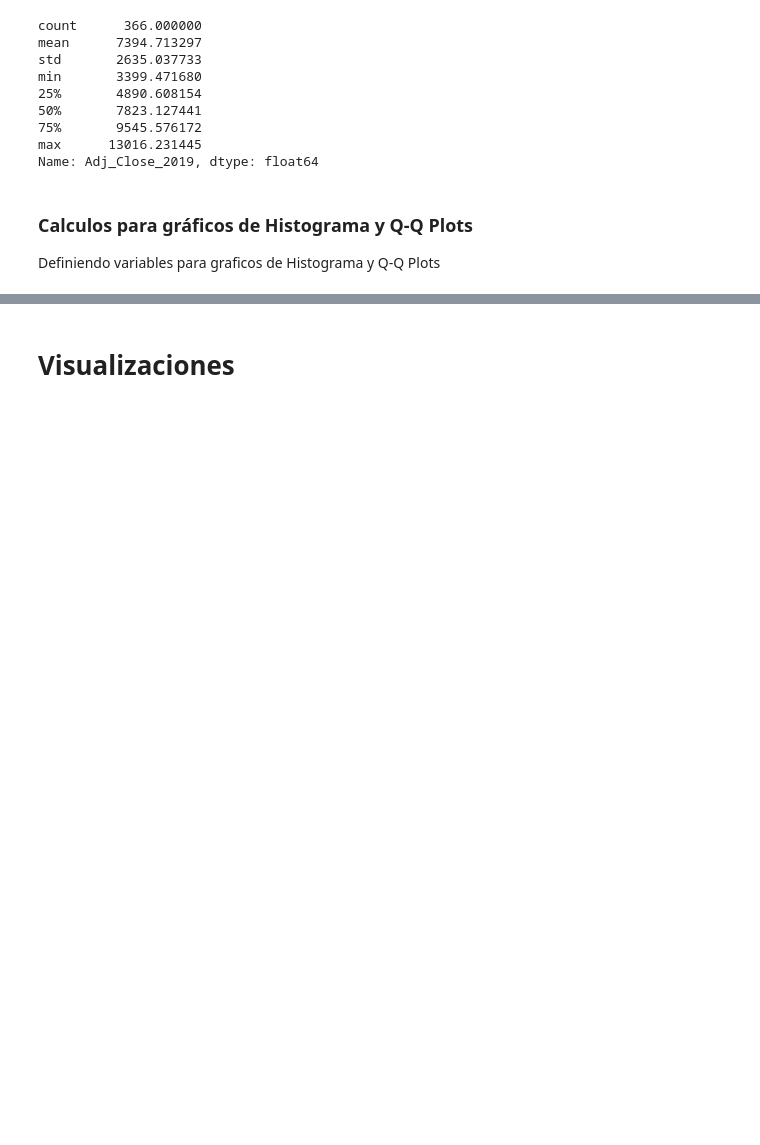
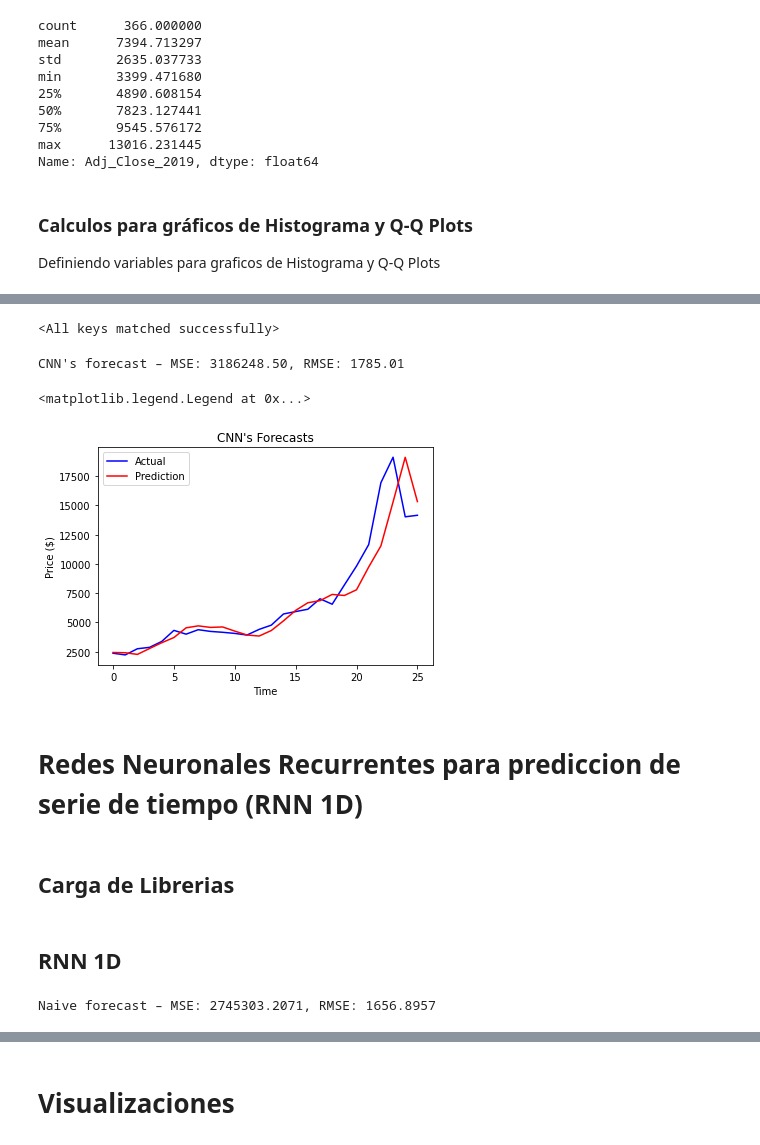
Before and after one commit to cristiandarioortegayubro/Google-Colaboratory-en-Ciencias-Economicas, a Jupyter notebook: Analisis_exploratorio_de_datos.ipynb, the cells around one changed output, grey strips where cells are left out. Saved outputs shown, nothing was run; the diff lists cells and outputs as text; code cells hidden in the pictures; blank space fills up the shorter version.

```diff
--- a/Analisis_exploratorio_de_datos.ipynb
+++ b/Analisis_exploratorio_de_datos.ipynb
@@ -285,0 +493,42 @@ norm_pdf2019 = scs.norm.pdf(rango2019, loc=media2019, scale=desviacion2019)
+# %%
+state_dict = torch.load('cnn_checkpoint.pth')
+model.load_state_dict(state_dict)
+# %% [output]
+<All keys matched successfully>
+# %%
+y_pred, y_valid = [], []
+
+with torch.no_grad():
+
+    model.eval()
+
+    for x_val, y_val in valid_loader:
+        x_val = x_val.to(device)
+        x_val = x_val.view(x_val.shape[0], 1, N_LAGS)
+        y_pred.append(model(x_val))
+        y_valid.append(y_val)
+
+y_pred = torch.cat(y_pred).numpy().flatten()
+y_valid = torch.cat(y_valid).numpy().flatten()
+# %%
+cnn_mse = mean_squared_error(y_valid, y_pred)
+cnn_rmse = np.sqrt(cnn_mse)
+print(f"CNN's forecast – MSE: {cnn_mse:.2f}, RMSE: {cnn_rmse:.2f}")
+
+fig, ax = plot.subplots()
+
+ax.plot(y_valid, color='blue', label='Actual')
+ax.plot(y_pred, color='red', label='Prediction')
+
+ax.set(title="CNN's Forecasts",
+       xlabel='Time',
+       ylabel='Price ($)')
+ax.legend()
+# %% [output]
+CNN's forecast – MSE: 3186248.50, RMSE: 1785.01
+<matplotlib.legend.Legend at 0x...>
+[figure, added]
+# %% [markdown]
+# Redes Neuronales Recurrentes para prediccion de serie de tiempo (RNN 1D)
+# %% [markdown]
+## Carga de Librerias
@@ -285,0 +548,2 @@ norm_pdf2019 = scs.norm.pdf(rango2019, loc=media2019, scale=desviacion2019)
+# %% [markdown]
+## RNN 1D
@@ -285,0 +583,9 @@ norm_pdf2019 = scs.norm.pdf(rango2019, loc=media2019, scale=desviacion2019)
+# %%
+naive_pred = prices[len(prices)-valid_size-1:-1]
+y_valid = prices[len(prices)-valid_size:]
+
+naive_mse = mean_squared_error(y_valid, naive_pred)
+naive_rmse = np.sqrt(naive_mse)
+print(f"Naive forecast – MSE: {naive_mse:.4f}, RMSE: {naive_rmse:.4f}")
+# %% [output]
+Naive forecast – MSE: 2745303.2071, RMSE: 1656.8957
```
Also changed, not shown: parts of 38 cells of this notebook.
